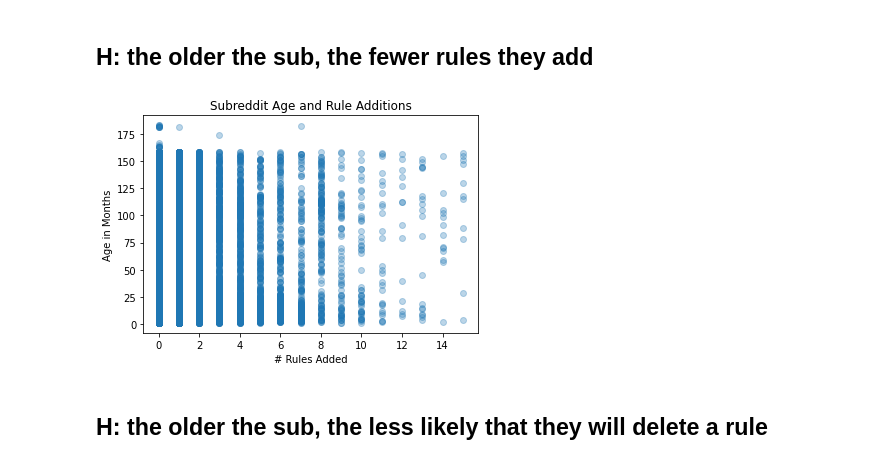
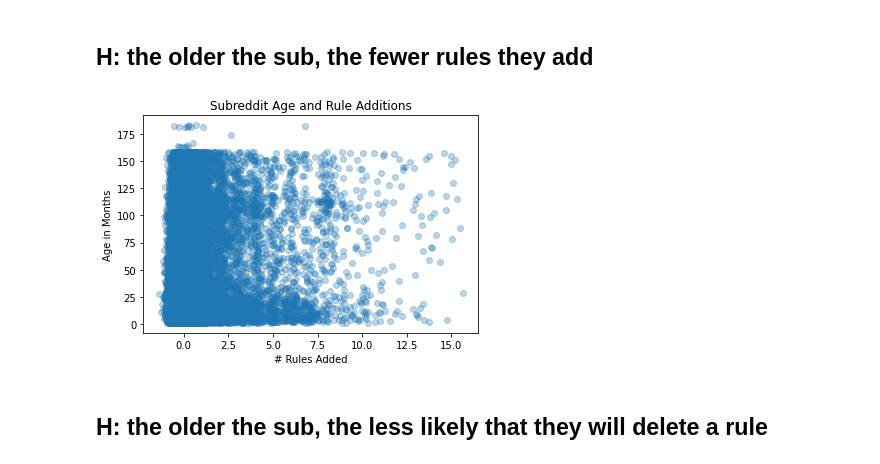
Before and after one commit to nammyk789/reddit-rule-change, a Jupyter notebook: jupyter notebooks/looking_at_seth_data.ipynb, the cells around one changed output. Drawn from its saved outputs; the diff is of its cells as text; code cells hidden in the pictures.

```diff
--- a/jupyter notebooks/looking_at_seth_data.ipynb
+++ b/jupyter notebooks/looking_at_seth_data.ipynb
@@ -90,0 +99,25 @@ plt.show()
+# %%
+# Creating dataset
+sub_metadata['turned_over'] = sub_metadata.added + sub_metadata.deleted + sub_metadata.changed
+first_bin = np.array(sub_metadata[sub_metadata.turned_over < 6].rules_1)
+second_bin = np.array(sub_metadata[(sub_metadata.turned_over >= 6) & (sub_metadata.turned_over < 12)].rules_1)
+third_bin = np.array(sub_metadata[(sub_metadata.turned_over >= 12) & (sub_metadata.turned_over < 18)].rules_1)
+fourth_bin = np.array(sub_metadata[(sub_metadata.turned_over >= 18) & (sub_metadata.turned_over < 24)].rules_1)
+fifth_bin = np.array(sub_metadata[(sub_metadata.turned_over >= 24)].rules_1)
+data = np.array([first_bin, second_bin, third_bin, fourth_bin, fifth_bin], dtype=object)
+
+fig = plt.figure(figsize =(3, 6))
+
+# Creating axes instance
+ax = fig.add_axes([0, 0, 1, 1])
+
+# Creating plot
+bp = ax.boxplot(data, notch=True, vert=False, patch_artist=True,
+                 labels=['< 6', '[6, 12)', '[12, 18)', '[18, 24)', '>=24'])  # will be used to label x-ticks
+
+plt.ylabel("# rules turned over")
+plt.xlabel("# rules in initial snapshot")
+plt.title("Initial Rules and Rule Turnovers")
+
+# show plot
+plt.show()
@@ -229,18 +264,18 @@ plt.show()
 ## H: the older the sub, the fewer rules they add
 # %%
 y = np.array(sub_metadata.age_in_months)
-x = np.array(sub_metadata.added)
+x = np.array(sub_metadata.added) + np.random.normal(0,0.3,len(sub_metadata))
 
 # Plot the scatter plot with the calculated area
 plt.scatter(x, y, alpha=0.3)
 
 plt.ylabel("Age in Months")
 plt.xlabel("# Rules Added")
 plt.title("Subreddit Age and Rule Additions")
 
 plt.show()
 # %% [output]
-[figure, old version]
+[figure, new version]
 # %% [markdown]
 ## H: the older the sub, the less likely that they will delete a rule
 # %%
```
Also changed, not shown: parts of 8 cells of this notebook, 1 other file.
